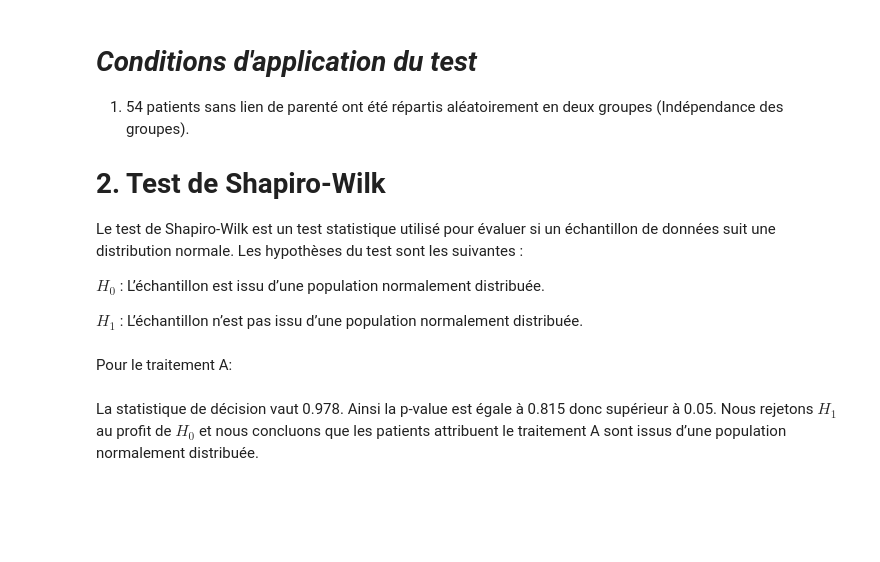
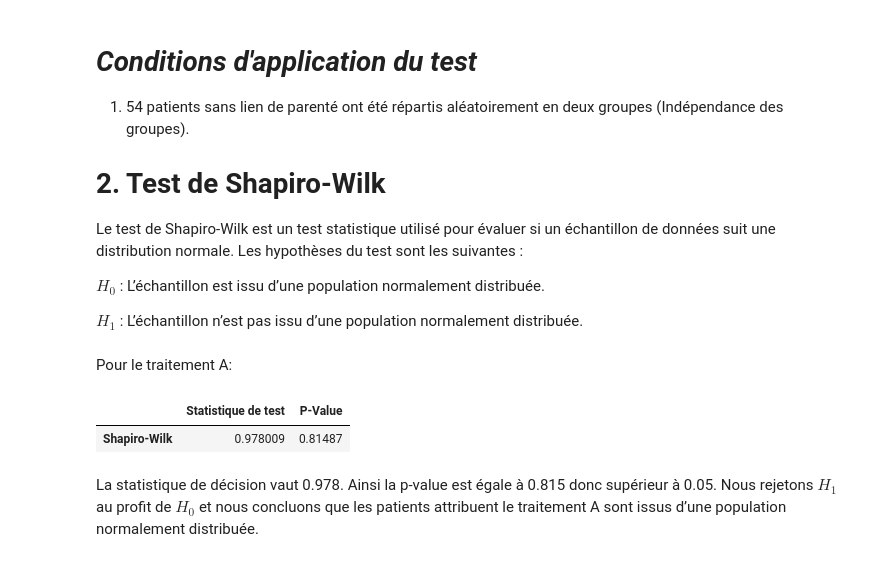
Before and after one commit to bigirimanainnocent12/Test-T-de-student-pour-deux-chantillons-ind-pendants, a Jupyter notebook: Test_T_de_Student_Pour_Deux_échantillons_Indépendants.ipynb, the cells around one changed output. Cells and saved outputs as stored; diff of their text form; code cells hidden in the pictures; blank space fills up the shorter version.

```diff
--- a/Test_T_de_Student_Pour_Deux_échantillons_Indépendants.ipynb
+++ b/Test_T_de_Student_Pour_Deux_échantillons_Indépendants.ipynb
@@ -445,3 +456,13 @@ print('stat=%.3f, p=%.3f' % (stat,p))
+# %%
+from scipy import stats
+stattrait,ptrait=stats.shapiro(df[df['traitement']=='A']['mesure'])
+
+dictetrait={'Statistique de test':stattrait,'P-Value':ptrait}
+testtrait=pd.DataFrame(dictetrait,index=["Shapiro-Wilk"])
+testtrait
+# %% [output]
+|  | Statistique de test | P-Value |
+| Shapiro-Wilk | 0.978009 | 0.81487 |
 # %% [markdown]
 La statistique de décision vaut 0.978. Ainsi la p-value est égale à 0.815 donc supérieur à 0.05. Nous rejetons $H_1$ au profit de $H_0$ et nous concluons que les patients attribuent le traitement A sont issus d’une population normalement distribuée.
 # %% [markdown]
```
Also changed, not shown: parts of 12 cells of this notebook.
